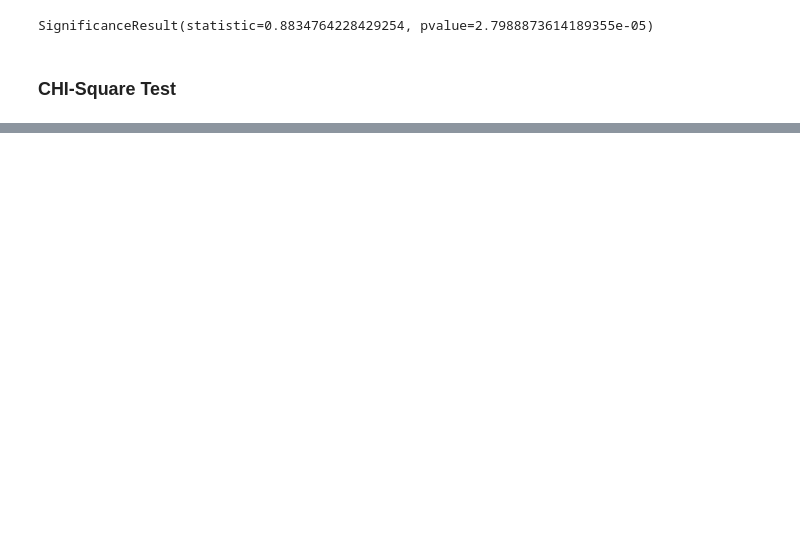
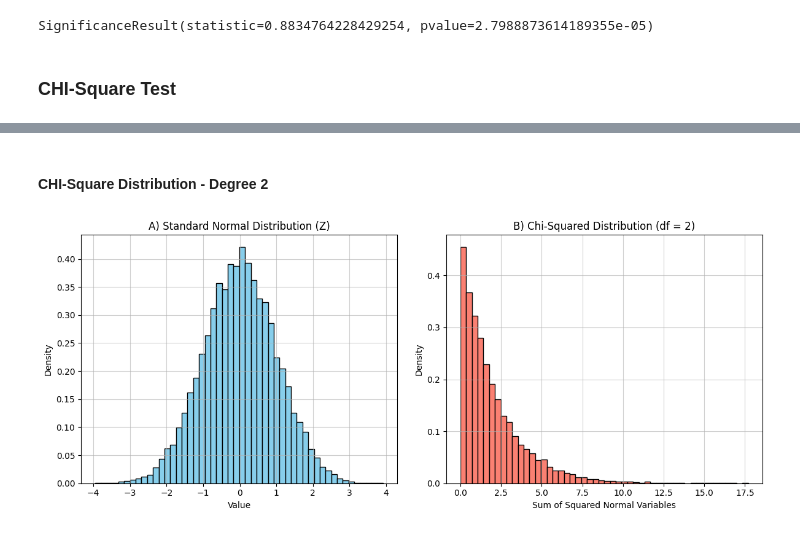
Before and after one commit to rivindu-ashinsa/DS101-Preparation, a Jupyter notebook: Practice.ipynb, the cells around one changed output, grey strips where cells are left out. Cells and saved outputs as stored; diff of their text form; code cells hidden in the pictures; blank space fills up the shorter version.

```diff
--- a/Practice.ipynb
+++ b/Practice.ipynb
@@ -683,0 +726,47 @@ SignificanceResult(statistic=0.8834764228429254, pvalue=2.7988873614189355e-05)
+# %% [markdown]
+#### CHI-Square Distribution - Degree 2
+# %%
+import numpy as np
+import matplotlib.pyplot as plt
+from scipy import stats
+
+# --- Configuration ---
+NUM_SAMPLES = 20000
+DEGREES_OF_FREEDOM = 2
+
+# 1. Generate Data (Standard Normal RVs)
+standard_normal_samples = stats.norm.rvs(loc=0, scale=1, size=NUM_SAMPLES)
+
+# 2. Reshape and Calculate Chi-Squared values
+sample_pairs = standard_normal_samples.reshape(-1, DEGREES_OF_FREEDOM)
+squared_samples = sample_pairs ** 2
+chi2_samples_df10 = np.sum(squared_samples, axis=1)
+
+# 3. Create Figure and two Subplots side-by-side
+# We request 1 row and 2 columns for the axes layout
+fig, axes = plt.subplots(nrows=1, ncols=2, figsize=(12, 5))
+
+# --- Plot 1: Standard Normal Distribution ---
+ax1 = axes[0]
+ax1.hist(standard_normal_samples, bins=50, color='skyblue', edgecolor='black', density=True)
+# We set density=True here to show probability density, which makes the shape clearer
+ax1.set_title('A) Standard Normal Distribution (Z)')
+ax1.set_xlabel('Value')
+ax1.set_ylabel('Density')
+ax1.grid(alpha=0.6)
+
+# --- Plot 2: Chi-Squared Distribution (df=10) ---
+ax2 = axes[1]
+ax2.hist(chi2_samples_df10, bins=50, color='salmon', edgecolor='black', density=True)
+ax2.set_title(f'B) Chi-Squared Distribution (df = {DEGREES_OF_FREEDOM})')
+ax2.set_xlabel('Sum of Squared Normal Variables')
+ax2.set_ylabel('Density')
+ax2.grid(alpha=0.6)
+
+# 4. Adjust layout automatically for better spacing
+# This prevents the titles and labels from overlapping
+plt.tight_layout(w_pad=2.0) # Using w_pad to ensure enough space between plots
+
+plt.show()
+# %% [output]
+[figure, added]
```
Also changed, not shown: parts of 19 cells of this notebook.
